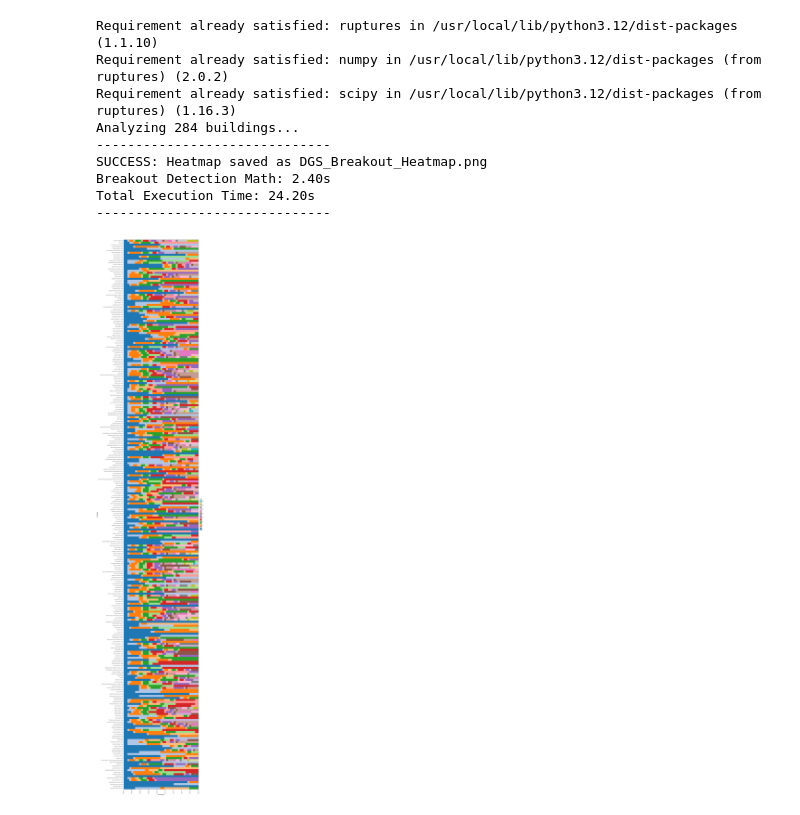
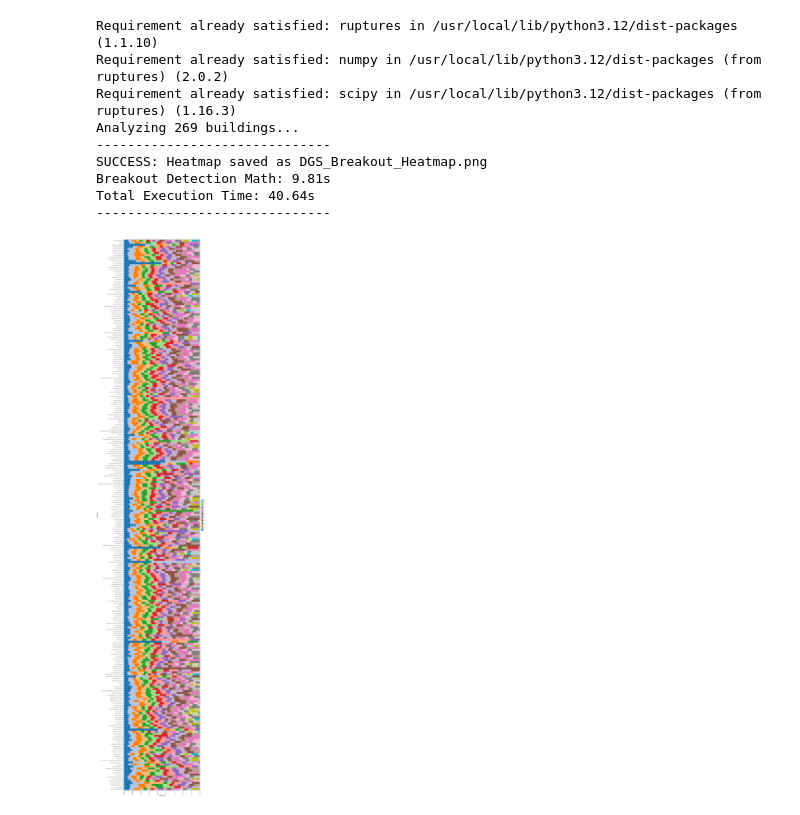
Before and after one commit to hiranshree/AIML, a Jupyter notebook: Small_Buildings_breakout_heatmap_code.ipynb, the cells around one changed output. Saved outputs shown, nothing was run; the diff lists cells and outputs as text; code cells hidden in the pictures.

```diff
--- a/Small_Buildings_breakout_heatmap_code.ipynb
+++ b/Small_Buildings_breakout_heatmap_code.ipynb
@@ -112,35 +112,35 @@ def breakout_heatmap(filename):
     sm.set_array([])
     cbar = fig.colorbar(sm, ax=ax, fraction=0.02, pad=0.02)
     cbar.set_label('')
 
     plt.tight_layout()
 
     # Save and Show
     save_name = "DGS_Breakout_Heatmap.png"
     plt.savefig(save_name, dpi=300)
 
     end_total = time.perf_counter()
 
     # Final Statistics
     print("-" * 30)
     print(f"SUCCESS: Heatmap saved as {save_name}")
     print(f"Breakout Detection Math: {loop_end - loop_start:.2f}s")
     print(f"Total Execution Time: {end_total - start_total:.2f}s")
     print("-" * 30)
 
     plt.show()
 
 # Run the function
 if __name__ == "__main__":
-    breakout_heatmap('/content/Electricity-hourly.csv')
+    breakout_heatmap('/content/Electricity-15min.csv')
 # %% [output]
 Requirement already satisfied: ruptures in /usr/local/lib/python3.12/dist-packages (1.1.10)
 Requirement already satisfied: numpy in /usr/local/lib/python3.12/dist-packages (from ruptures) (2.0.2)
 Requirement already satisfied: scipy in /usr/local/lib/python3.12/dist-packages (from ruptures) (1.16.3)
-Analyzing 284 buildings...
+Analyzing 269 buildings...
 ------------------------------
 SUCCESS: Heatmap saved as DGS_Breakout_Heatmap.png
-Breakout Detection Math: 2.40s
-Total Execution Time: 24.20s
+Breakout Detection Math: 9.81s
+Total Execution Time: 40.64s
 ------------------------------
-[figure, old version]
+[figure, new version]
```
